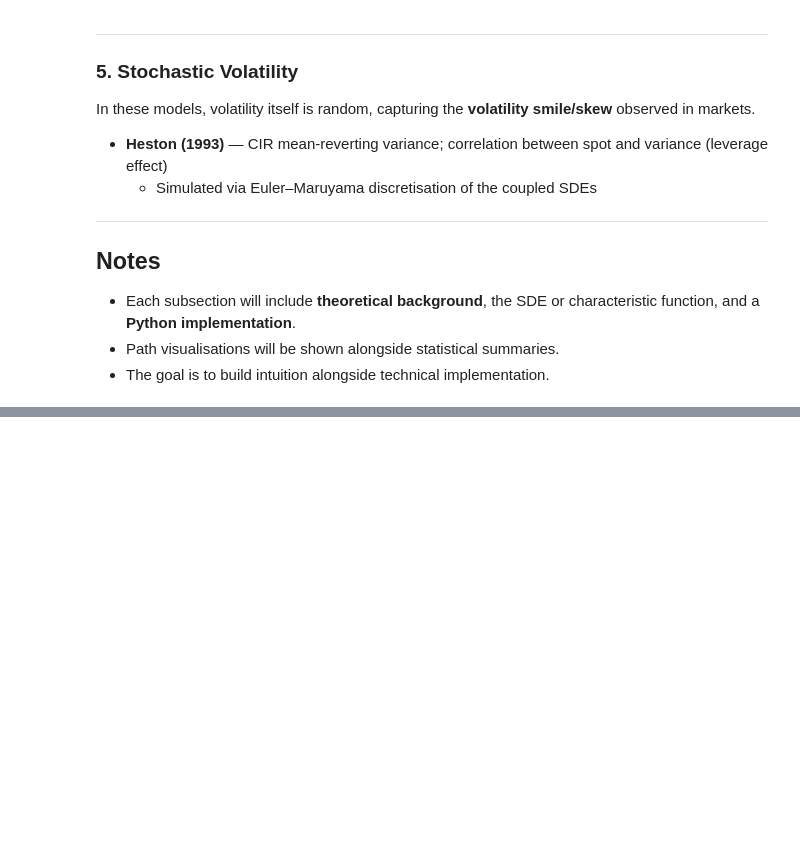
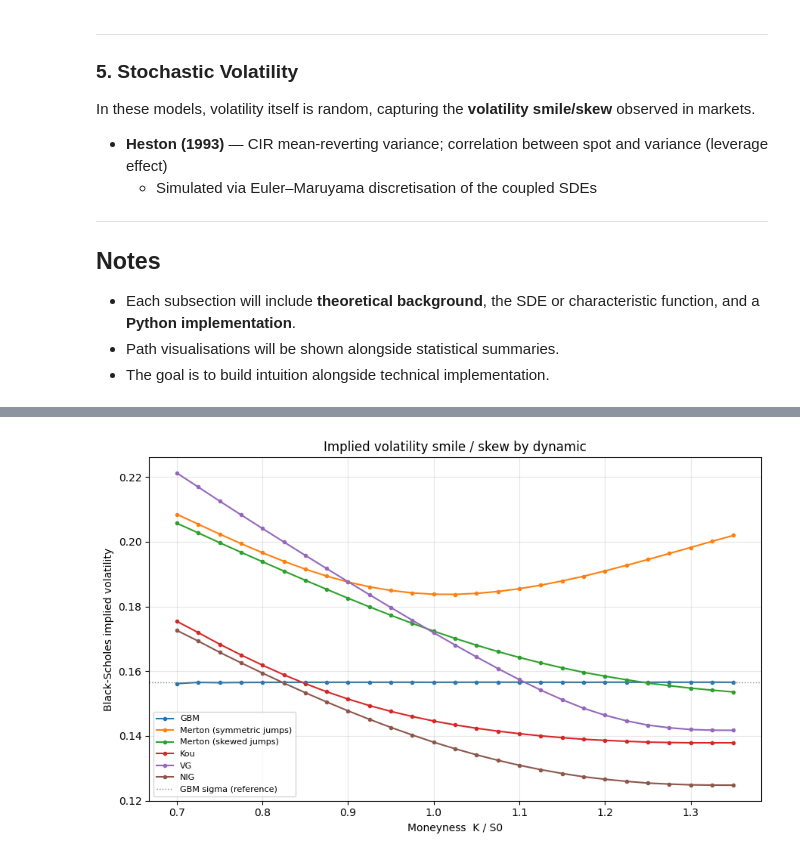
Before and after one commit to amirKhaju/Financial-toolkit, a Jupyter notebook: Main_testing_refined.ipynb, the cells around one changed output, grey strips where cells are left out. Saved outputs shown, nothing was run; the diff lists cells and outputs as text; code cells hidden in the pictures; blank space fills up the shorter version.

```diff
--- a/Main_testing_refined.ipynb
+++ b/Main_testing_refined.ipynb
@@ -717,0 +847,8 @@ In these models, volatility itself is random, capturing the **volatility smile/s
+# %%
+opt_call = Option.eu_call(K)
+
+print(f"{'Model':26s} {'MC price':>10s} {'95% CI':>22s} {'FFT price':>10s} {'|MC-FFT|':>10s}")
+for name, proc in processes.items():
+    mc_p, ci = mc_price(opt_call, proc, Nsim=300_000)
+    fft_p    = fft_price(opt_call, proc, S0, r, T)
+    print(f"{name:26s} {mc_p:10.4f}  ({ci[0]:8.4f}, {ci[1]:8.4f})  {fft_p:10.4f} {abs(mc_p-fft_p):10.4f}")
@@ -717,0 +882,28 @@ In these models, volatility itself is random, capturing the **volatility smile/s
+# %%
+def implied_vol(price, S0, K, r, T):
+    """Invert Black-Scholes for volatility given a call price, via Brent's method."""
+    def objective(sig):
+        return bls_price(Option.eu_call(K), S0, r, T, sig) - price
+    try:
+        return brentq(objective, 1e-4, 3.0)
+    except ValueError:
+        return np.nan
+
+
+strikes = np.linspace(0.7, 1.35, 27) * S0
+
+fig, ax = plt.subplots(figsize=(9, 5.5))
+for name, proc in processes.items():
+    ivs = [implied_vol(fft_price(Option.eu_call(k), proc, S0, r, T), S0, k, r, T) for k in strikes]
+    ax.plot(strikes / S0, ivs, 'o-', ms=3, label=name)
+
+ax.axhline(sigma, color='gray', ls=':', lw=1, label='GBM sigma (reference)')
+ax.set_xlabel('Moneyness  K / S0')
+ax.set_ylabel('Black-Scholes implied volatility')
+ax.set_title('Implied volatility smile / skew by dynamic')
+ax.legend(fontsize=8)
+ax.grid(True, alpha=0.3)
+plt.tight_layout()
+plt.show()
+# %% [output]
+[figure, added]
```
Also changed, not shown: parts of 20 cells of this notebook, 4 other files.
